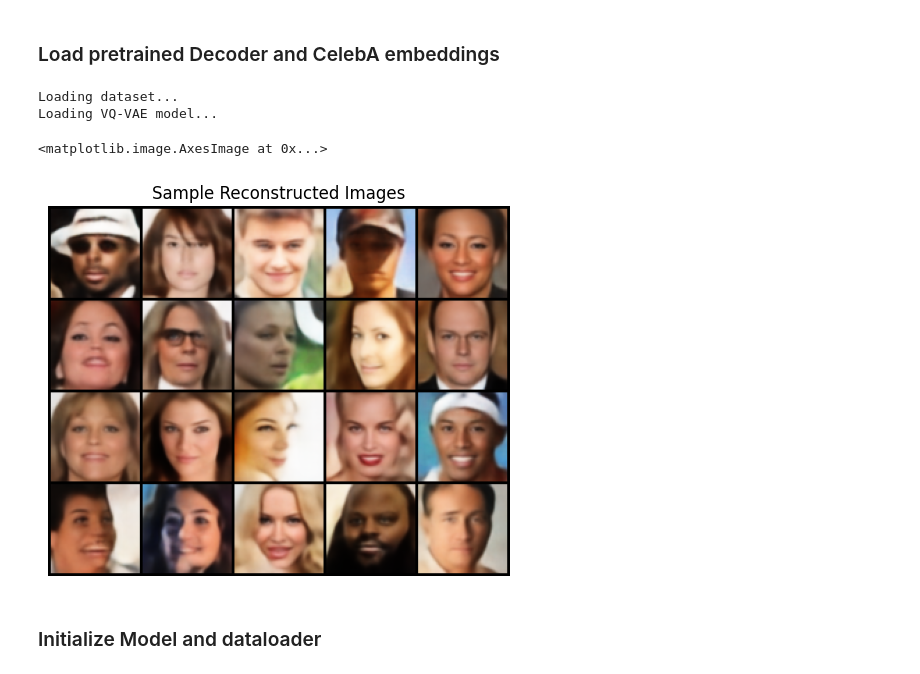
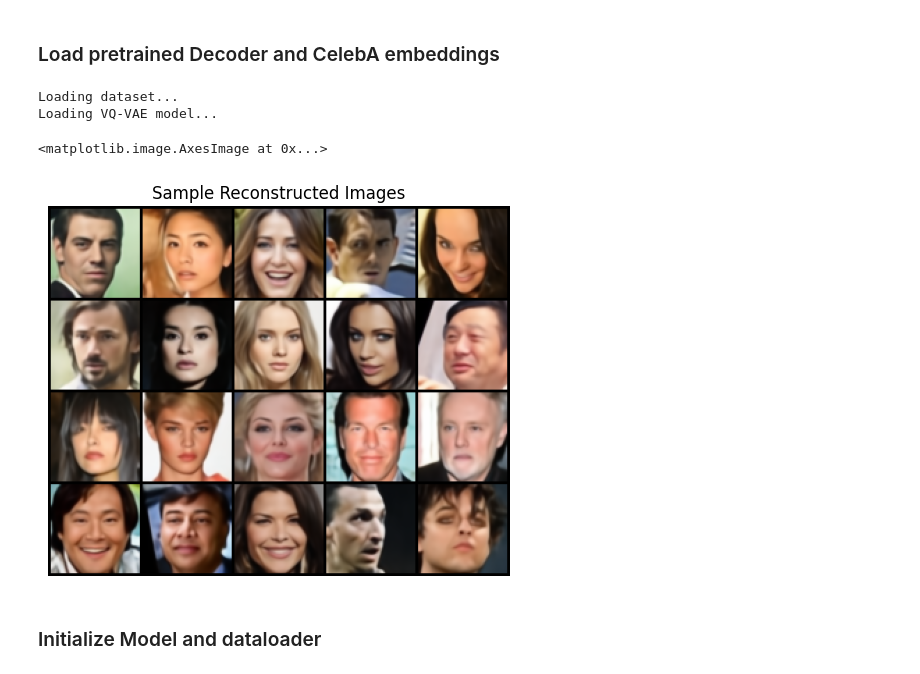
Before and after one commit to patrickmastorga/VQ-VAE-Tranformer-Image-Gen, a Jupyter notebook: TF_train.ipynb, the cells around one changed output. Saved outputs shown, nothing was run; the diff lists cells and outputs as text; code cells hidden in the pictures.

```diff
--- a/TF_train.ipynb
+++ b/TF_train.ipynb
@@ -46,41 +59,41 @@ assert SEQ_LEN == LATENT_H * LATENT_W
 # %% [markdown]
 ### Load pretrained Decoder and CelebA embeddings
 # %%
-INDICES_PATH = '/content/VQ-VAE-Tranformer-Image-Gen/VQ/model/celeba_indices_uint16.pt'
-CHECKPOINT_PATH = '/content/VQ-VAE-Tranformer-Image-Gen/VQ/model/celeba_indices_uint16.pt'
+INDICES_PATH = '/content/drive/MyDrive/vq_models/vq16_celeba_indices_uint16.pt'
+CHECKPOINT_PATH = '/content/drive/MyDrive/vq_models/vq16_17000.pt'
 
 # load CelebA embeddings dataset
 print('Loading dataset...')
 celeba_embeddings = torch.utils.data.TensorDataset(torch.load(INDICES_PATH))
 
 # load VQ-VAE model parameters
 print('Loading VQ-VAE model...')
 device = torch.device('cuda' if torch.cuda.is_available() else 'cpu')
 encoder = Encoder()
 decoder = Decoder()
 quantizer = Quantizer()
 vq_vae = VQ_VAE(encoder, decoder, quantizer).to(device)
 vq_vae.eval()
 
 checkpoint = torch.load(CHECKPOINT_PATH, map_location=device)
 vq_vae.load_state_dict(checkpoint['model_state'])
 
 # visualize
 grid_x = 5
 grid_y = 4
 
 samples = torch.stack([celeba_embeddings[i][0] for i in range(grid_x * grid_y)]).long().to(device)
 images = vq_vae.reconstruct_from_indices(samples.view(-1, LATENT_W, LATENT_H))
 img = torchvision.utils.make_grid(images, grid_x, normalize=True, value_range=(0, 1))
 
 plt.title(f'Sample Reconstructed Images')
 plt.axis('off')
 plt.imshow(img.permute(1,2,0).cpu())
 # %% [output]
 Loading dataset...
 Loading VQ-VAE model...
 <matplotlib.image.AxesImage at 0x...>
-[figure, old version]
+[figure, new version]
 # %% [markdown]
 ### Initialize Model and dataloader
 # %%
```
Also changed, not shown: parts of 4 cells of this notebook.
